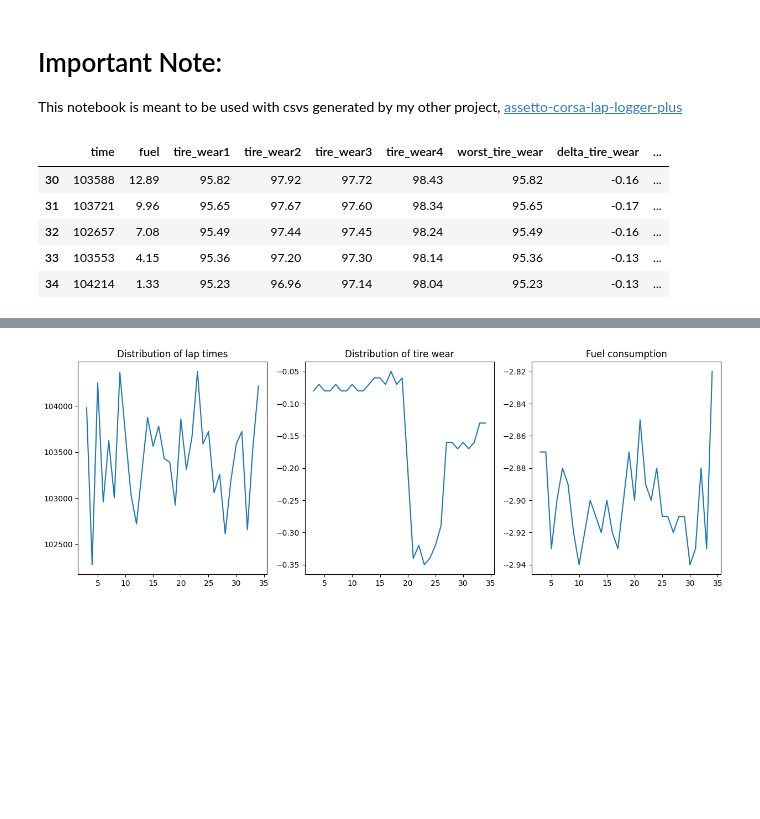
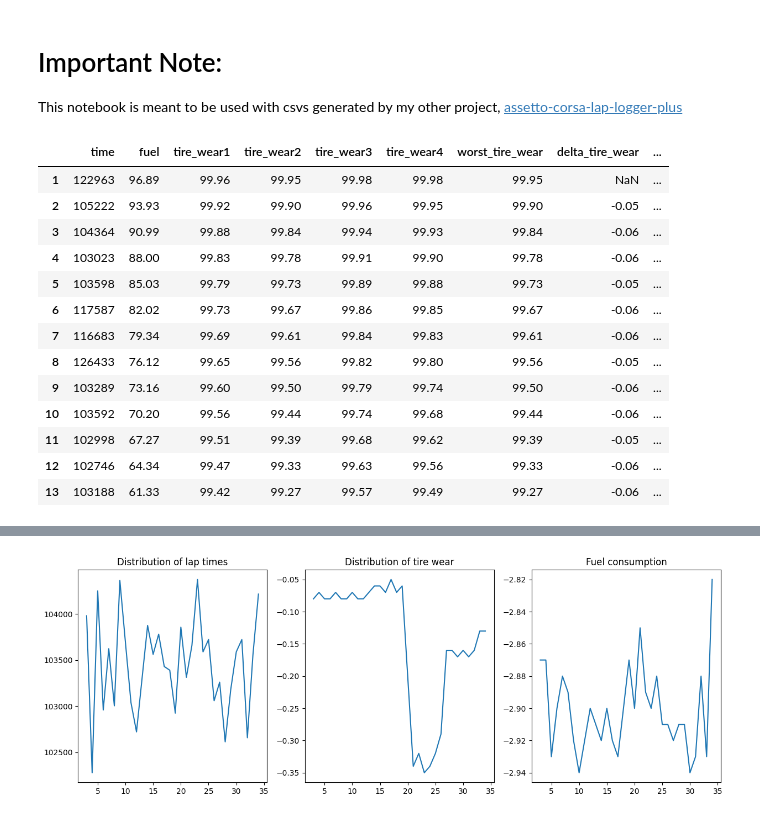
Before and after one commit to RakeJyals/assetto-corsa-analytica, a Jupyter notebook: lap-log-reader.ipynb, the cells around one changed output, grey strips where cells are left out. Saved outputs shown, nothing was run; the diff lists cells and outputs as text; code cells hidden in the pictures; blank space fills up the shorter version.

```diff
--- a/lap-log-reader.ipynb
+++ b/lap-log-reader.ipynb
@@ -16,14 +16,22 @@ df = transform_df(pd.read_csv("lap-logs/Jake-Portimao-Day2-Long.csv", header = 0
+# %%
+df
+# %% [output]
+|  | time | fuel | tire_wear1 | tire_wear2 | tire_wear3 | tire_wear4 | worst_tire_wear | delta_tire_wear | ... |
+| 1 | 122963 | 96.89 | 99.96 | 99.95 | 99.98 | 99.98 | 99.95 | NaN | ... |
+| 2 | 105222 | 93.93 | 99.92 | 99.90 | 99.96 | 99.95 | 99.90 | -0.05 | ... |
+| 3 | 104364 | 90.99 | 99.88 | 99.84 | 99.94 | 99.93 | 99.84 | -0.06 | ... |
+| 4 | 103023 | 88.00 | 99.83 | 99.78 | 99.91 | 99.90 | 99.78 | -0.06 | ... |
+| 5 | 103598 | 85.03 | 99.79 | 99.73 | 99.89 | 99.88 | 99.73 | -0.05 | ... |
+| 6 | 117587 | 82.02 | 99.73 | 99.67 | 99.86 | 99.85 | 99.67 | -0.06 | ... |
+| 7 | 116683 | 79.34 | 99.69 | 99.61 | 99.84 | 99.83 | 99.61 | -0.06 | ... |
+| 8 | 126433 | 76.12 | 99.65 | 99.56 | 99.82 | 99.80 | 99.56 | -0.05 | ... |
+| 9 | 103289 | 73.16 | 99.60 | 99.50 | 99.79 | 99.74 | 99.50 | -0.06 | ... |
+| 10 | 103592 | 70.20 | 99.56 | 99.44 | 99.74 | 99.68 | 99.44 | -0.06 | ... |
+| 11 | 102998 | 67.27 | 99.51 | 99.39 | 99.68 | 99.62 | 99.39 | -0.05 | ... |
+| 12 | 102746 | 64.34 | 99.47 | 99.33 | 99.63 | 99.56 | 99.33 | -0.06 | ... |
+| 13 | 103188 | 61.33 | 99.42 | 99.27 | 99.57 | 99.49 | 99.27 | -0.06 | ... |
 # %%
 df2 = transform_df(pd.read_csv("lap-logs/Jake-Portimao-NewLong.csv", header = 0))
-# %%
-df2.tail()
-# %% [output]
-|  | time | fuel | tire_wear1 | tire_wear2 | tire_wear3 | tire_wear4 | worst_tire_wear | delta_tire_wear | ... |
-| 30 | 103588 | 12.89 | 95.82 | 97.92 | 97.72 | 98.43 | 95.82 | -0.16 | ... |
-| 31 | 103721 | 9.96 | 95.65 | 97.67 | 97.60 | 98.34 | 95.65 | -0.17 | ... |
-| 32 | 102657 | 7.08 | 95.49 | 97.44 | 97.45 | 98.24 | 95.49 | -0.16 | ... |
-| 33 | 103553 | 4.15 | 95.36 | 97.20 | 97.30 | 98.14 | 95.36 | -0.13 | ... |
-| 34 | 104214 | 1.33 | 95.23 | 96.96 | 97.14 | 98.04 | 95.23 | -0.13 | ... |
 # %%
 def distplots(df):  # TODO: Vertical line for each pit stop
     fig, axes = plt.subplots(nrows = 1, ncols = 3, figsize = (15, 5))
```
Also changed, not shown: parts of 6 cells of this notebook.
